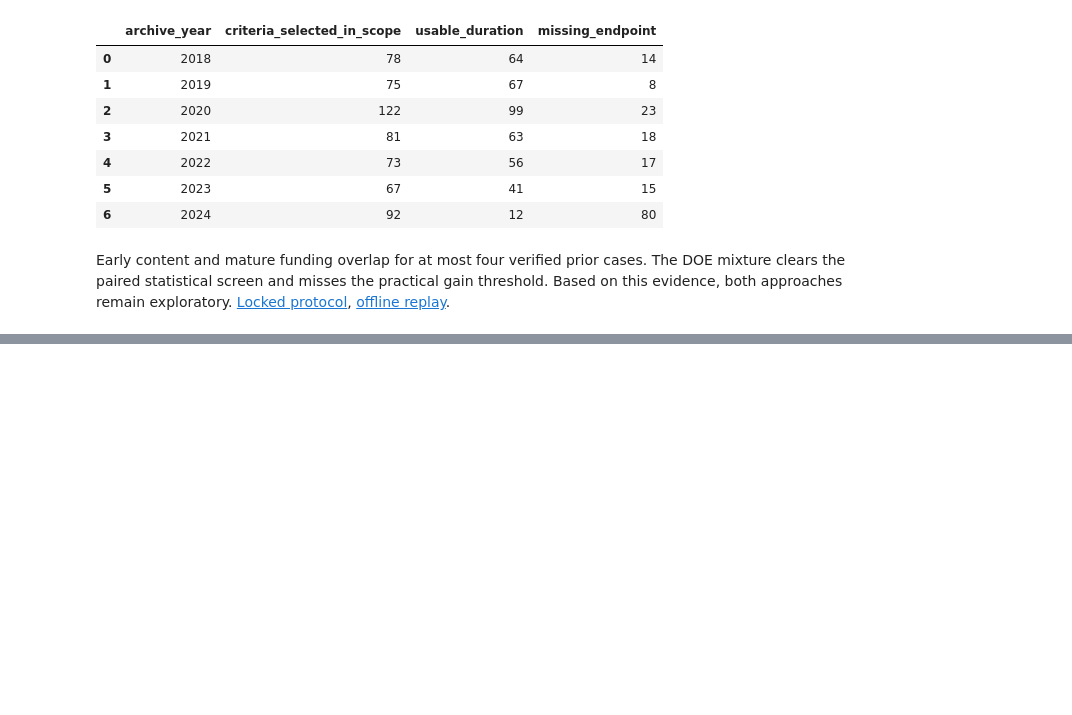
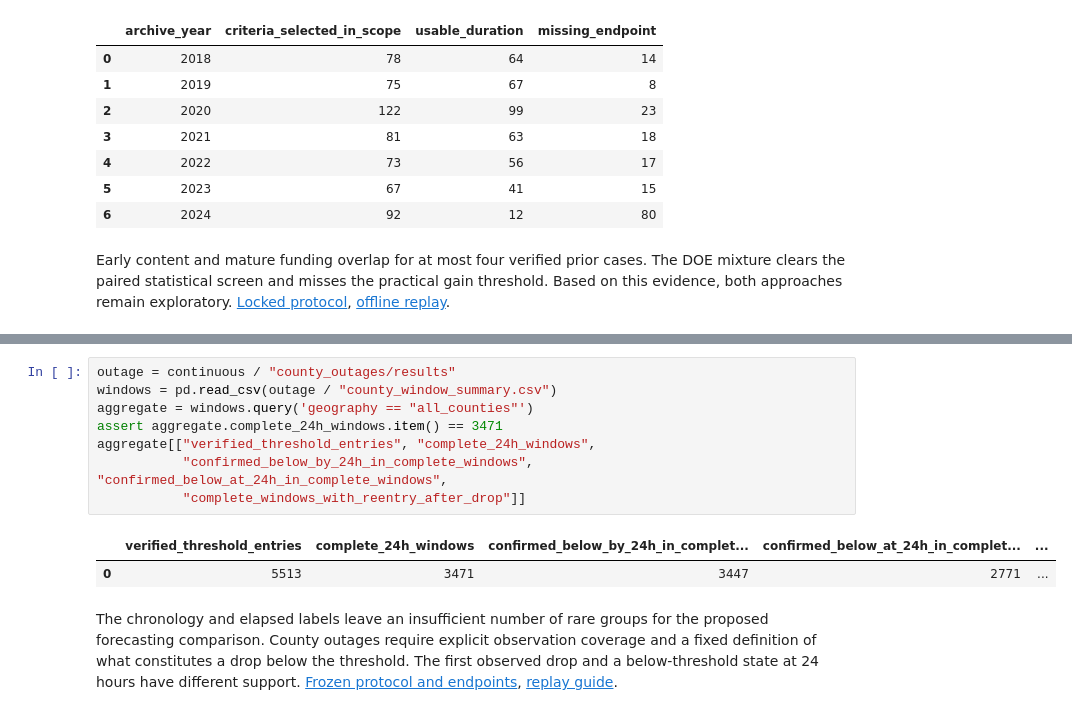
Before and after one commit to leonmarienga/ML-thesis, a Jupyter notebook: research/THESIS_REPRODUCTION.ipynb, the cells around one changed output, grey strips where cells are left out. Drawn from its saved outputs; the diff is of its cells as text; blank space fills up the shorter version.

```diff
--- a/research/THESIS_REPRODUCTION.ipynb
+++ b/research/THESIS_REPRODUCTION.ipynb
@@ -700,0 +738,13 @@ Early content and mature funding overlap for at most four verified prior cases.
+# %%
+outage = continuous / "county_outages/results"
+windows = pd.read_csv(outage / "county_window_summary.csv")
+aggregate = windows.query('geography == "all_counties"')
+assert aggregate.complete_24h_windows.item() == 3471
+aggregate[["verified_threshold_entries", "complete_24h_windows",
+           "confirmed_below_by_24h_in_complete_windows", "confirmed_below_at_24h_in_complete_windows",
+           "complete_windows_with_reentry_after_drop"]]
+# %% [output]
+|  | verified_threshold_entries | complete_24h_windows | confirmed_below_by_24h_in_complet... | confirmed_below_at_24h_in_complet... | ... |
+| 0 | 5513 | 3471 | 3447 | 2771 | ... |
+# %% [markdown]
+The chronology and elapsed labels leave an insufficient number of rare groups for the proposed forecasting comparison. County outages require explicit observation coverage and a fixed definition of what constitutes a drop below the threshold. The first observed drop and a below-threshold state at 24 hours have different support. [Frozen protocol and endpoints](continuous/BATCH7_PROTOCOL.md), [replay guide](continuous/REPRODUCE.md).
```
Also changed, not shown: parts of 3 cells of this notebook, 10 other files.
